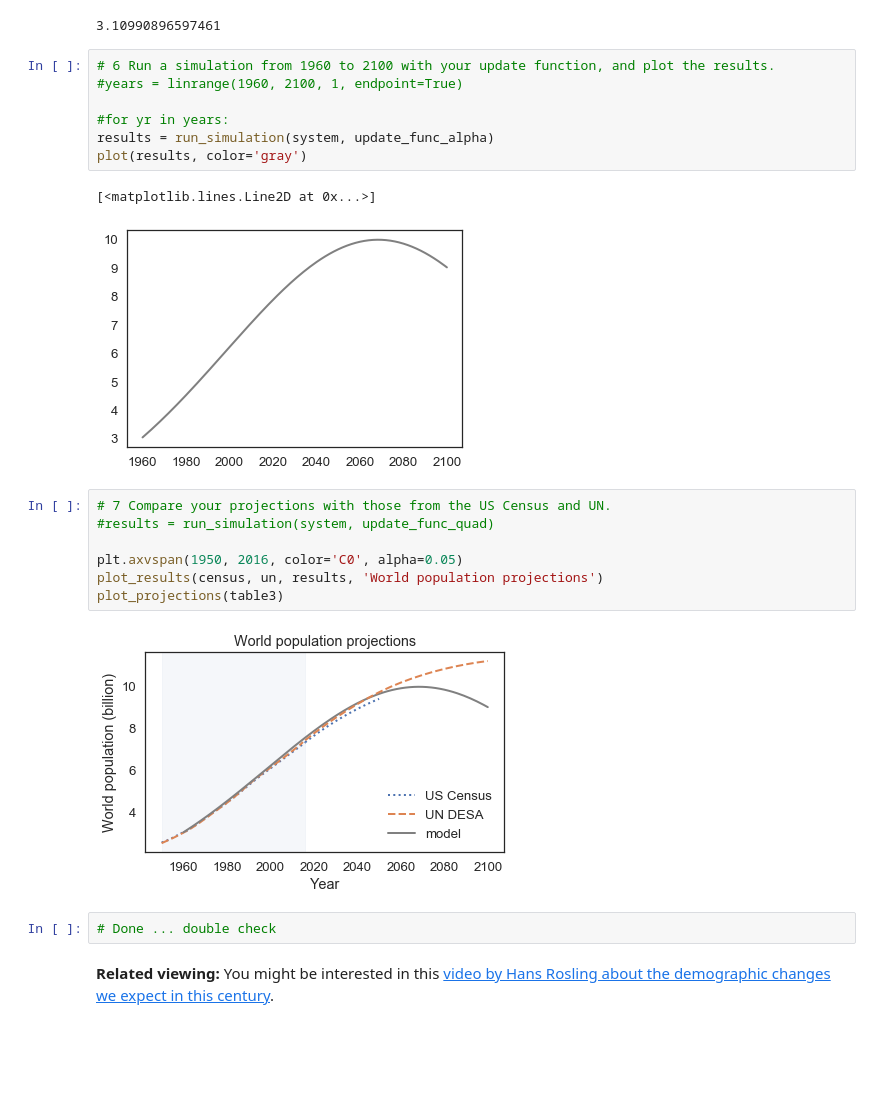
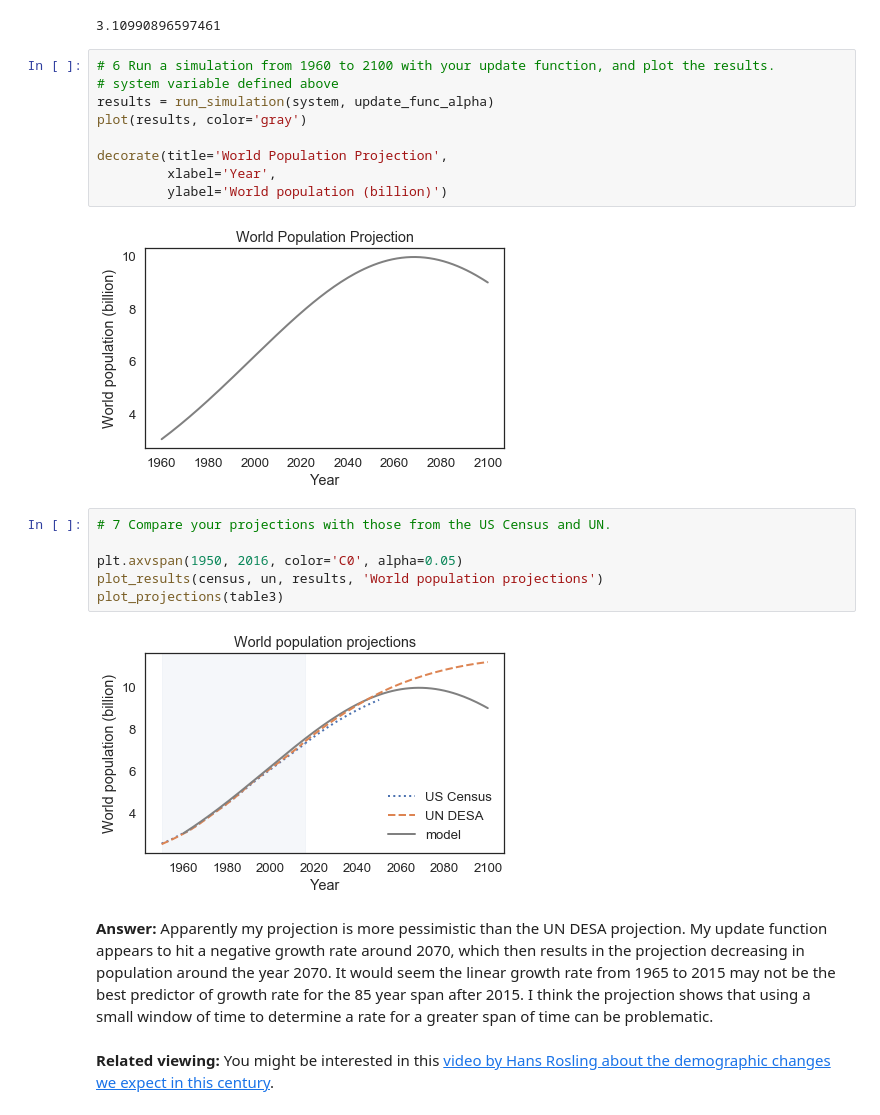
Before and after one commit to ptanofsky/ModSimPy, a Jupyter notebook: notebooks/chap08.ipynb, the cells around one changed output. Cells and saved outputs as stored; diff of their text form; blank space fills up the shorter version.

```diff
--- a/notebooks/chap08.ipynb
+++ b/notebooks/chap08.ipynb
@@ -406,24 +403,24 @@ update_func_alpha(system.p_0, system.t_0, system)
 3.10990896597461
 # %%
 # 6 Run a simulation from 1960 to 2100 with your update function, and plot the results.
-#years = linrange(1960, 2100, 1, endpoint=True)
-
-#for yr in years:
+# system variable defined above
 results = run_simulation(system, update_func_alpha)
 plot(results, color='gray')
+
+decorate(title='World Population Projection',
+         xlabel='Year',
+         ylabel='World population (billion)')
 # %% [output]
-[<matplotlib.lines.Line2D at 0x...>]
-[figure, old version]
+[figure, new version]
 # %%
 # 7 Compare your projections with those from the US Census and UN.
-#results = run_simulation(system, update_func_quad)
 
 plt.axvspan(1950, 2016, color='C0', alpha=0.05)
 plot_results(census, un, results, 'World population projections')
 plot_projections(table3)
 # %% [output]
 [figure]
-# %%
-# Done ... double check
+# %% [markdown]
+**Answer:** Apparently my projection is more pessimistic than the UN DESA projection. My update function appears to hit a negative growth rate around 2070, which then results in the projection decreasing in population around the year 2070. It would seem the linear growth rate from 1965 to 2015 may not be the best predictor of growth rate for the 85 year span after 2015. I think the projection shows that using a small window of time to determine a rate for a greater span of time can be problematic.
 # %% [markdown]
 **Related viewing:** You might be interested in this [video by Hans Rosling about the demographic changes we expect in this century](https://www.youtube.com/watch?v=ezVk1ahRF78).
```
Also changed, not shown: parts of 4 cells of this notebook, 3 other files.
